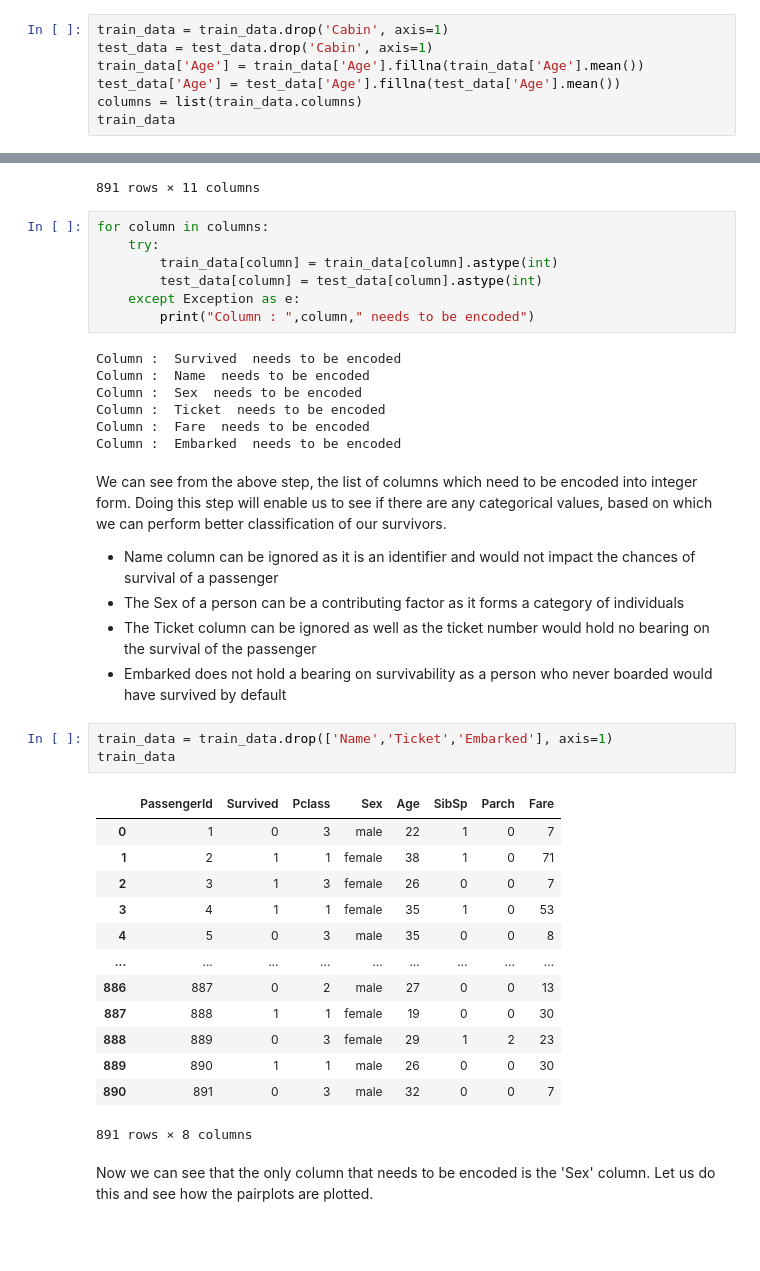
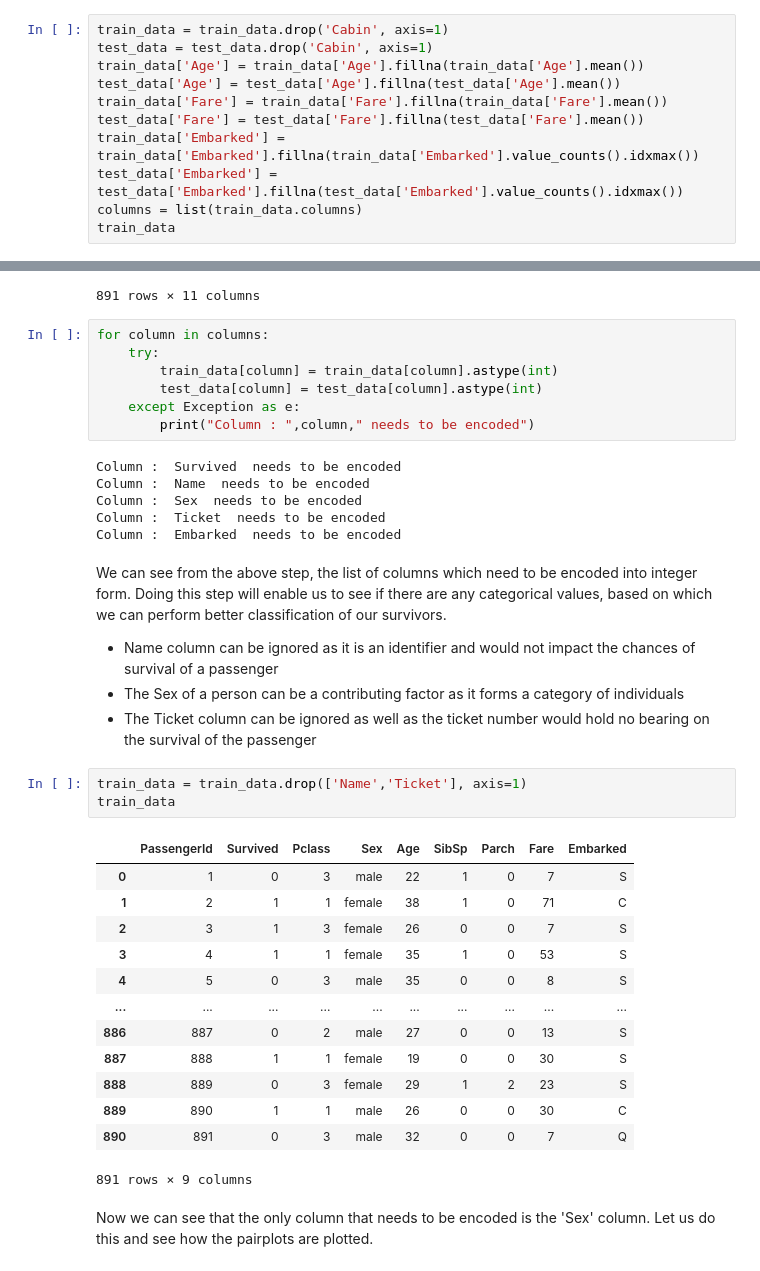
Before and after one commit to anuraagm/titanic-kaggle-challenge, a Jupyter notebook: titanic-survivors.ipynb, the cells around one changed output, grey strips where cells are left out. Cells and saved outputs as stored; diff of their text form; blank space fills up the shorter version.

```diff
--- a/titanic-survivors.ipynb
+++ b/titanic-survivors.ipynb
@@ -149,6 +150,10 @@ train_data = train_data.drop('Cabin', axis=1)
 test_data = test_data.drop('Cabin', axis=1)
 train_data['Age'] = train_data['Age'].fillna(train_data['Age'].mean())
 test_data['Age'] = test_data['Age'].fillna(test_data['Age'].mean())
+train_data['Fare'] = train_data['Fare'].fillna(train_data['Fare'].mean())
+test_data['Fare'] = test_data['Fare'].fillna(test_data['Fare'].mean())
+train_data['Embarked'] = train_data['Embarked'].fillna(train_data['Embarked'].value_counts().idxmax())
+test_data['Embarked'] = test_data['Embarked'].fillna(test_data['Embarked'].value_counts().idxmax())
 columns = list(train_data.columns)
 train_data
 # %% [output]
@@ -177,7 +182,6 @@ Column :  Survived  needs to be encoded
 Column :  Name  needs to be encoded
 Column :  Sex  needs to be encoded
 Column :  Ticket  needs to be encoded
-Column :  Fare  needs to be encoded
 Column :  Embarked  needs to be encoded
 # %% [markdown]
 We can see from the above step, the list of columns which need to be encoded into integer form. Doing this step will enable us to see if there are any categorical values, based on which we can perform better classification of our survivors.
@@ -185,24 +189,23 @@ We can see from the above step, the list of columns which need to be encoded int
 * Name column can be ignored as it is an identifier and would not impact the chances of survival of a passenger
 * The Sex of a person can be a contributing factor as it forms a category of individuals
 * The Ticket column can be ignored as well as the ticket number would hold no bearing on the survival of the passenger
-* Embarked does not hold a bearing on survivability as a person who never boarded would have survived by default
 # %%
-train_data = train_data.drop(['Name','Ticket','Embarked'], axis=1)
+train_data = train_data.drop(['Name','Ticket'], axis=1)
 train_data
 # %% [output]
-|  | PassengerId | Survived | Pclass | Sex | Age | SibSp | Parch | Fare |
-| 0 | 1 | 0 | 3 | male | 22 | 1 | 0 | 7 |
-| 1 | 2 | 1 | 1 | female | 38 | 1 | 0 | 71 |
-| 2 | 3 | 1 | 3 | female | 26 | 0 | 0 | 7 |
-| 3 | 4 | 1 | 1 | female | 35 | 1 | 0 | 53 |
-| 4 | 5 | 0 | 3 | male | 35 | 0 | 0 | 8 |
-| ... | ... | ... | ... | ... | ... | ... | ... | ... |
-| 886 | 887 | 0 | 2 | male | 27 | 0 | 0 | 13 |
-| 887 | 888 | 1 | 1 | female | 19 | 0 | 0 | 30 |
-| 888 | 889 | 0 | 3 | female | 29 | 1 | 2 | 23 |
-| 889 | 890 | 1 | 1 | male | 26 | 0 | 0 | 30 |
-| 890 | 891 | 0 | 3 | male | 32 | 0 | 0 | 7 |
+|  | PassengerId | Survived | Pclass | Sex | Age | SibSp | Parch | Fare | Embarked |
+| 0 | 1 | 0 | 3 | male | 22 | 1 | 0 | 7 | S |
+| 1 | 2 | 1 | 1 | female | 38 | 1 | 0 | 71 | C |
+| 2 | 3 | 1 | 3 | female | 26 | 0 | 0 | 7 | S |
+| 3 | 4 | 1 | 1 | female | 35 | 1 | 0 | 53 | S |
+| 4 | 5 | 0 | 3 | male | 35 | 0 | 0 | 8 | S |
+| ... | ... | ... | ... | ... | ... | ... | ... | ... | ... |
+| 886 | 887 | 0 | 2 | male | 27 | 0 | 0 | 13 | S |
+| 887 | 888 | 1 | 1 | female | 19 | 0 | 0 | 30 | S |
+| 888 | 889 | 0 | 3 | female | 29 | 1 | 2 | 23 | S |
+| 889 | 890 | 1 | 1 | male | 26 | 0 | 0 | 30 | C |
+| 890 | 891 | 0 | 3 | male | 32 | 0 | 0 | 7 | Q |
-891 rows × 8 columns
+891 rows × 9 columns
 # %% [markdown]
 Now we can see that the only column that needs to be encoded is the 'Sex' column. Let us do this and see how the pairplots are plotted.
 # %%
```
Also changed, not shown: parts of 7 cells of this notebook, 2 other files.
